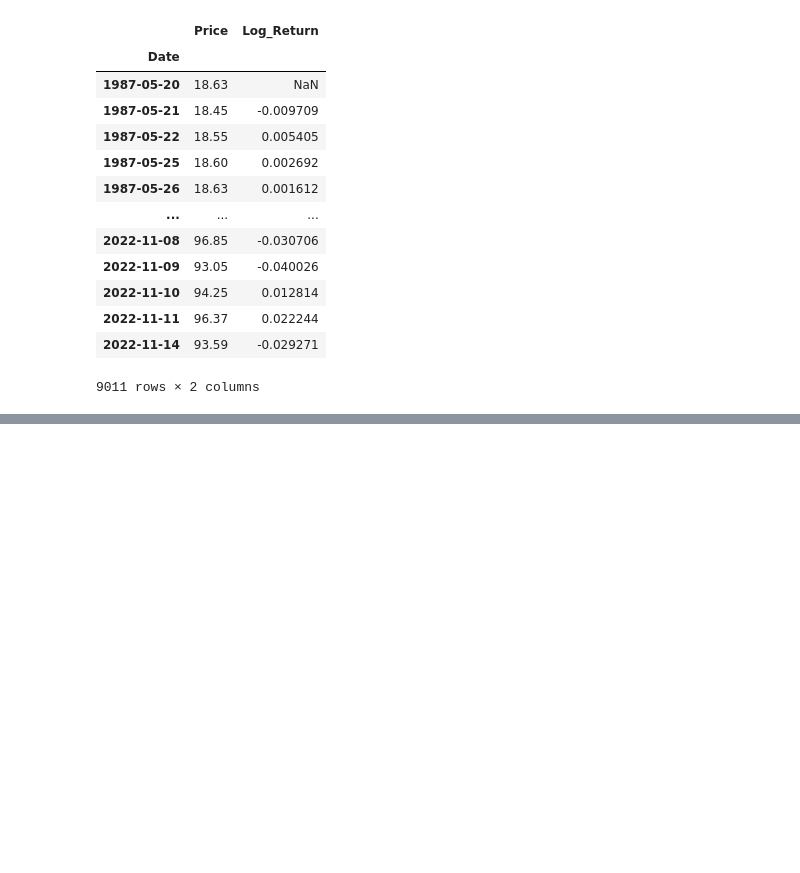
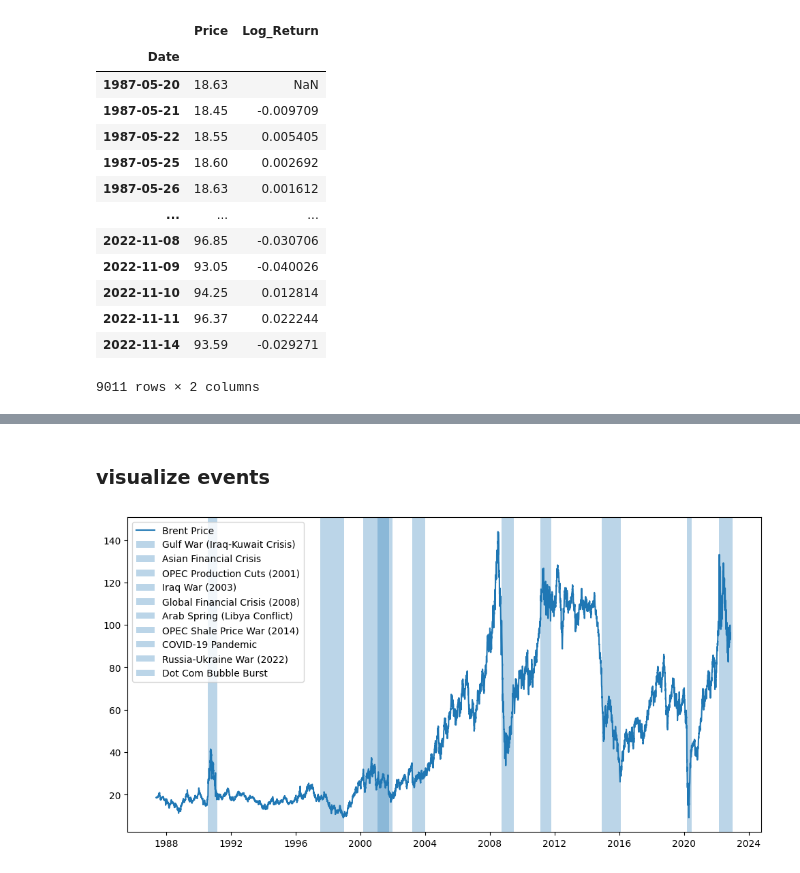
Before and after one commit to chalasimon/Oil-Price-Analysis, a Jupyter notebook: notebook/exploratory_analysis.ipynb, the cells around one changed output, grey strips where cells are left out. Drawn from its saved outputs; the diff is of its cells as text; code cells hidden in the pictures; blank space fills up the shorter version.

Commit message:
feat: event data added and analyzed with respect to oil price data

```diff
--- a/notebook/exploratory_analysis.ipynb
+++ b/notebook/exploratory_analysis.ipynb
@@ -141,0 +144,5 @@ EDA completed.
+# %%
+# Load the data
+event_data_path = "../data/event.csv"
+data_loader = DataLoader(event_data_path)
+event_data = data_loader.load_data()
@@ -141,0 +161,12 @@ EDA completed.
+# %% [markdown]
+### visualize events
+# %%
+import matplotlib.pyplot as plt
+plt.figure(figsize=(12, 6))
+plt.plot(oil_data['Date'], oil_data['Price'], label='Brent Price')
+for _, row in event_data.iterrows():
+    plt.axvspan(row['Start_Date'], row['End_Date'], alpha=0.3, label=row['Event'])
+plt.legend()
+plt.show()
+# %% [output]
+[figure, added]
```
Also changed, not shown: parts of 3 cells of this notebook.
